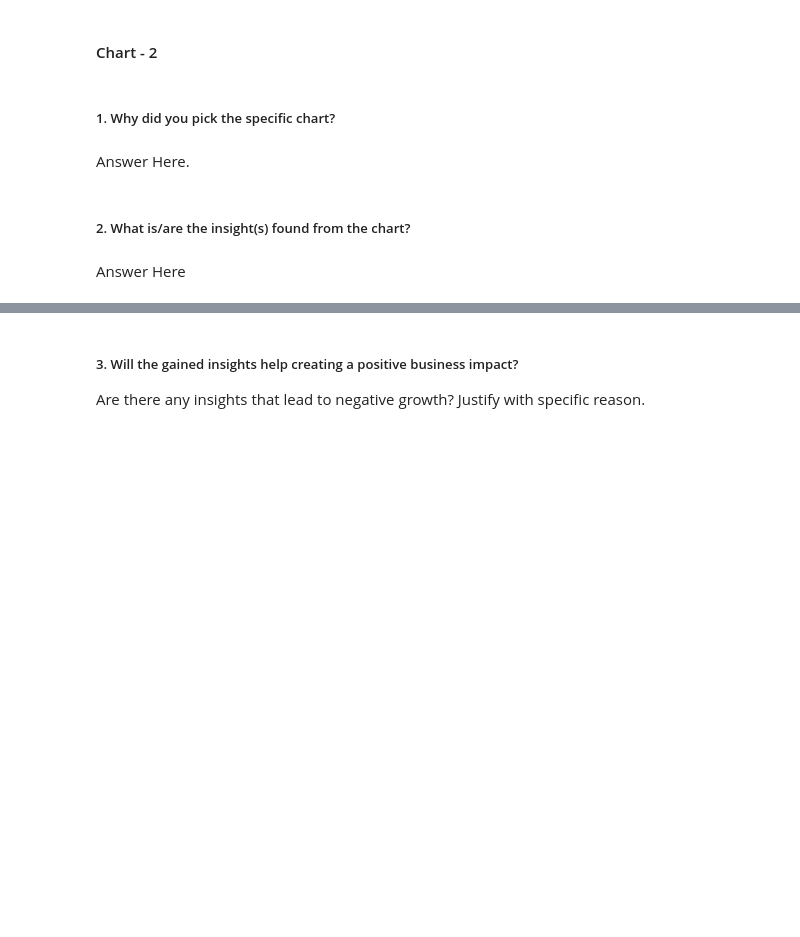
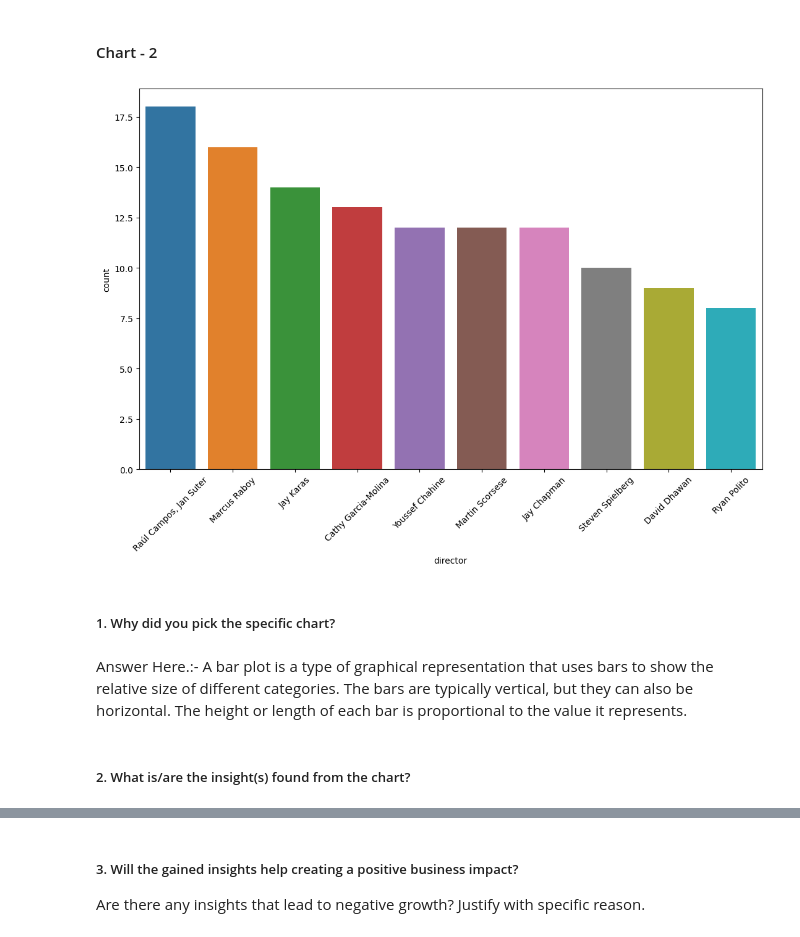
Before and after one commit to sanidhya1996/Unsupervised-ML., a Jupyter notebook: NETFLIX_MOVIES_AND_TV_SHOWS_CLUSTERING.ipynb, the cells around one changed output, grey strips where cells are left out. Cells and saved outputs as stored; diff of their text form; code cells hidden in the pictures; blank space fills up the shorter version.

```diff
--- a/NETFLIX_MOVIES_AND_TV_SHOWS_CLUSTERING.ipynb
+++ b/NETFLIX_MOVIES_AND_TV_SHOWS_CLUSTERING.ipynb
@@ -377,8 +405,24 @@ Answer Here
+# %%
+# Chart - 2 visualization code
+#Excluding the unknown value from the director column
+filtered_df  = df[df['director']!='unknown']
+
+#filtering top 10 directors
+top_10_directors = filtered_df ['director'].value_counts().head(10)
+top_10_directors = top_10_directors.reset_index()
+top_10_directors.columns = ['director','count']
+
+#plotting the graph
+plt.subplots(figsize=(13,8))
+sns.barplot(x='director',y='count',data = top_10_directors)
+plt.xticks(rotation=45)
+plt.show()
+# %% [output]
+[figure, added]
 # %% [markdown]
 ##### 1. Why did you pick the specific chart?
-# %% [markdown]
-Answer Here.
+# %% [markdown]
+Answer Here.:-
+A bar plot is a type of graphical representation that uses bars to show the relative size of different categories. The bars are typically vertical, but they can also be horizontal. The height or length of each bar is proportional to the value it represents.
 # %% [markdown]
 ##### 2. What is/are the insight(s) found from the chart?
-# %% [markdown]
-Answer Here
```
Also changed, not shown: parts of 19 cells of this notebook.
